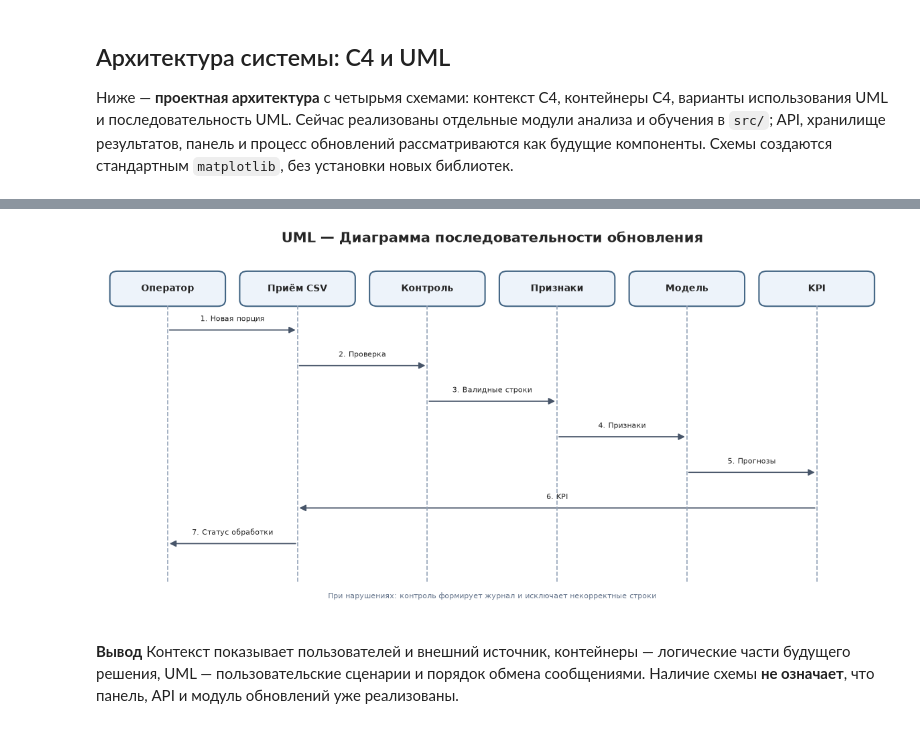
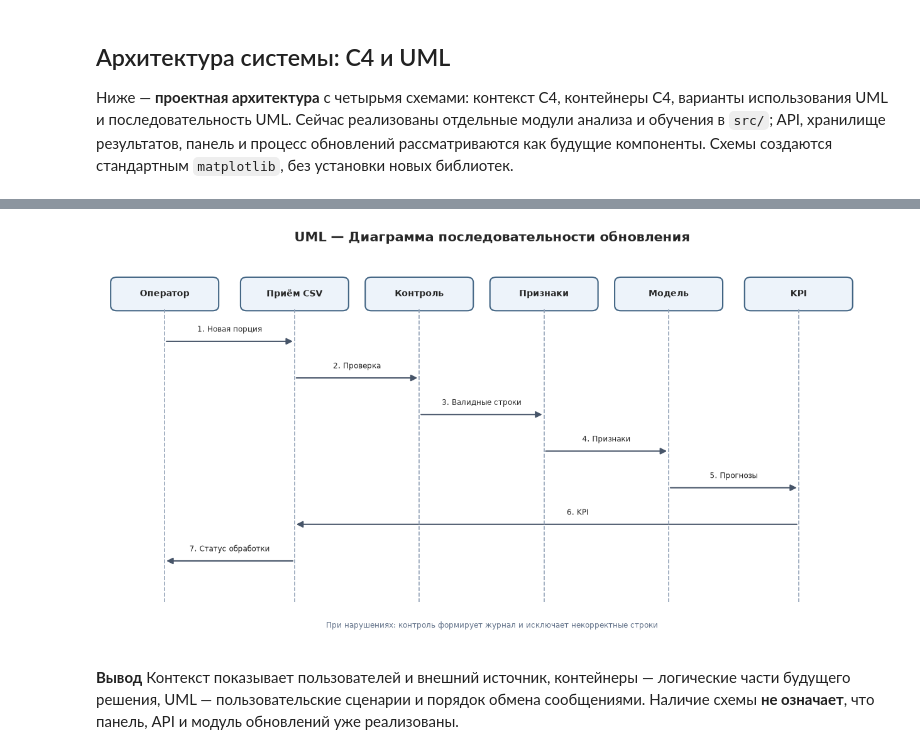
Before and after one commit to SladkyuLesha/student-performance-model, a Jupyter notebook: notebooks/02_data_analysis.ipynb, the cells around one changed output, grey strips where cells are left out. Saved outputs shown, nothing was run; the diff lists cells and outputs as text; code cells hidden in the pictures.

```diff
--- a/notebooks/02_data_analysis.ipynb
+++ b/notebooks/02_data_analysis.ipynb
@@ -937,28 +939,30 @@ show_diagram(fig, "uml_use_cases.png")
 # %%
 # UML Sequence — основной сценарий поступления порции.
-fig, ax = diagram_axis("UML — Диаграмма последовательности обновления", figsize=(15, 7))
+fig, ax = diagram_axis("UML — Диаграмма последовательности обновления", figsize=(16, 8), xlim=(0, 15), ylim=(0, 9))
 participants = ["Оператор", "Приём CSV", "Контроль", "Признаки", "Модель", "KPI"]
-xs = [1.0, 3.0, 5.0, 7.0, 9.0, 11.0]
+xs = [1.2, 3.7, 6.1, 8.5, 10.9, 13.4]
 for x, name in zip(xs, participants):
-    box(ax, x, 6.35, 1.7, 0.6, name, color="#EDF3FA")
-    ax.plot([x, x], [6.02, 0.65], color="#94A3B8", ls="--", lw=1.2)
+    box(ax, x, 8.1, 2.0, 0.7, name, color="#EDF3FA")
+    ax.plot([x, x], [7.75, 0.95], color="#94A3B8", ls="--", lw=1.2)
 
 messages = [
-    (0,1,"1. Новая порция",5.55),
-    (1,2,"2. Проверка",4.86),
-    (2,3,"3. Валидные строки",4.17),
-    (3,4,"4. Признаки",3.48),
-    (4,5,"5. Прогнозы",2.79),
-    (5,1,"6. KPI",2.10),
-    (1,0,"7. Статус обработки",1.41),
+    (0, 1, "1. Новая порция", 7.0),
+    (1, 2, "2. Проверка", 6.15),
+    (2, 3, "3. Валидные строки", 5.3),
+    (3, 4, "4. Признаки", 4.45),
+    (4, 5, "5. Прогнозы", 3.6),
+    (5, 1, "6. KPI", 2.75),
+    (1, 0, "7. Статус обработки", 1.9),
 ]
-for src,dst,msg,y in messages:
+for src, dst, msg, y in messages:
     arrow(ax, xs[src], y, xs[dst], y)
-    ax.text((xs[src]+xs[dst])/2, y+0.14, msg, ha="center", va="bottom", fontsize=7.7)
-ax.text(6, .35, "При нарушениях: контроль формирует журнал и исключает некорректные строки", ha="center", fontsize=8, color="#64748B")
+    label_x = (xs[src]+xs[dst])/2 + (0.6 if msg == "6. KPI" else 0)
+    ax.text(label_x, y+0.18, msg, ha="center", va="bottom", fontsize=8.5)
+ax.text(7.5, 0.35, "При нарушениях: контроль формирует журнал и исключает некорректные строки",
+        ha="center", fontsize=8.5, color="#64748B")
 show_diagram(fig, "uml_sequence.png")
 # %% [output]
-[figure, old version]
+[figure, new version]
 # %% [markdown]
 **Вывод** Контекст показывает пользователей и внешний источник, контейнеры — логические части будущего решения, UML — пользовательские сценарии и порядок обмена сообщениями. Наличие схемы **не означает**, что панель, API и модуль обновлений уже реализованы.
 # %% [markdown]
```
Also changed, not shown: parts of 8 cells of this notebook, 43 other files.
